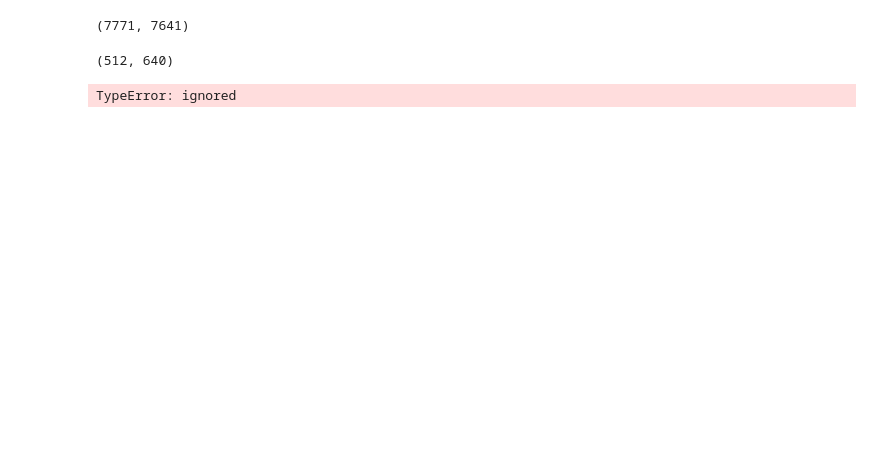
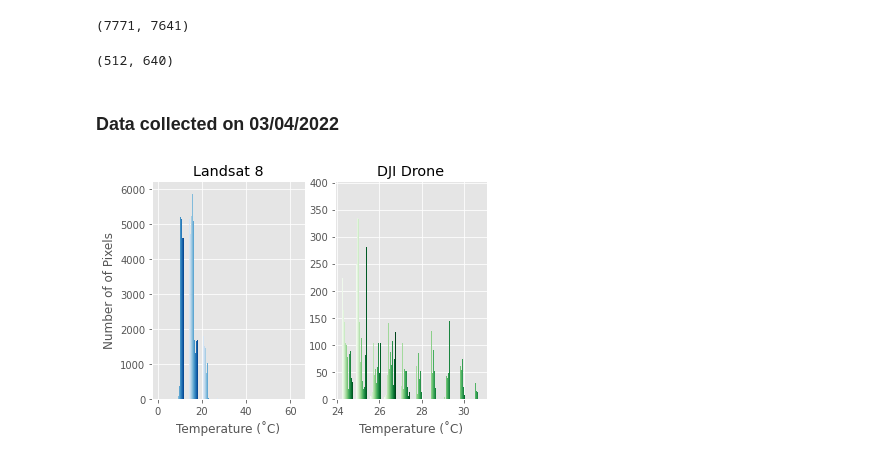
Before and after one commit to bksrocks/Cofc-Research, a Jupyter notebook: image_comparisson.ipynb, the cells around one changed output. Saved outputs shown, nothing was run; the diff lists cells and outputs as text; code cells hidden in the pictures; blank space fills up the shorter version.

```diff
--- a/image_comparisson.ipynb
+++ b/image_comparisson.ipynb
@@ -148,13 +139,22 @@ dji_image.shape
 from scipy.stats.stats import pearsonr
 import pandas as pd
 # %%
-satellite_image = pd.DataFrame(landsat_image)
+# satellite_image = pd.DataFrame(landsat_image)
 
-def get_correlation(vals, row):
-  return pearsonr(vals, dji_image[row])
-for row in range(landsat_image.shape[1]):
-  for row in range(dji_image.shape[0]):
-    range = satellite_image[].rolling(window=dji_image.shape[1]).to_numpy()
-    print(get_correlation(range, row))
+# def get_correlation(vals, row):
+#   return pearsonr(vals, dji_image[row])
+# for row_l in range(landsat_image.shape[1]):
+#   for row in range(dji_image.shape[0]):
+#     range = satellite_image[row_l].rolling(window=dji_image.shape[1]).to_numpy()
+#     print(get_correlation(range, row))
-# %% [output]
-TypeError: ignored
+# %% [markdown]
+### Data collected on 03/04/2022
+# %%
+# Reading both images
+landsat_image_2 = import_image("/content/drive/MyDrive/Grad/Research/Github-Colab/Cofc-Research/img/LC08_L1TP_016037_20220304_20220305_02_RT_B10.TIF", 10)
+dji_image_2, dji_meta_2 = read_image("/content/drive/MyDrive/Grad/Research/Github-Colab/Cofc-Research/img/DJI_0518.JPG")
+# %%
+# Comparing images' histograms
+compare_images(landsat_image_2, dji_image_2)
+# %% [output]
+[figure, added]
```
Also changed, not shown: parts of 7 cells of this notebook, 10 other files.
